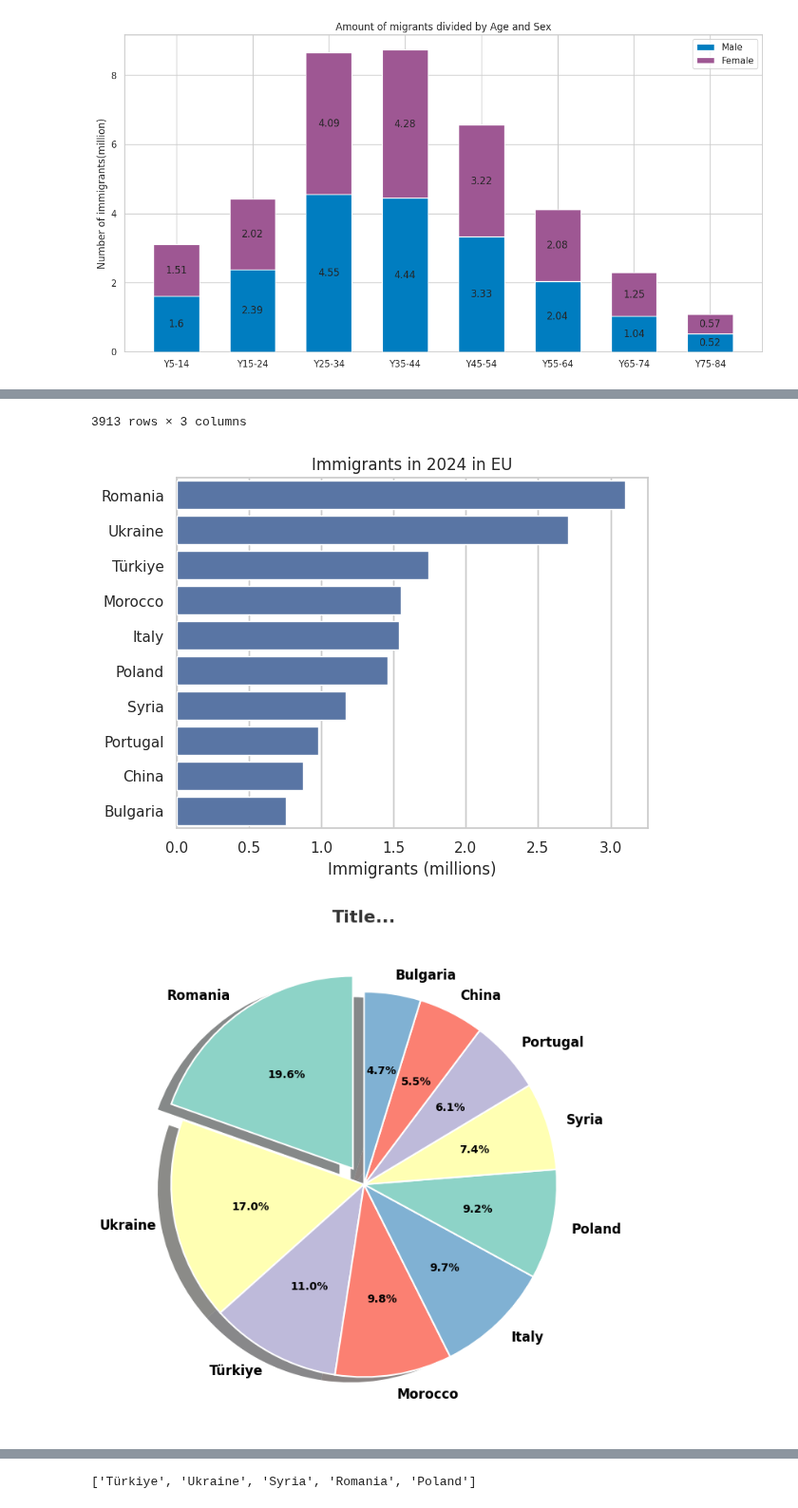
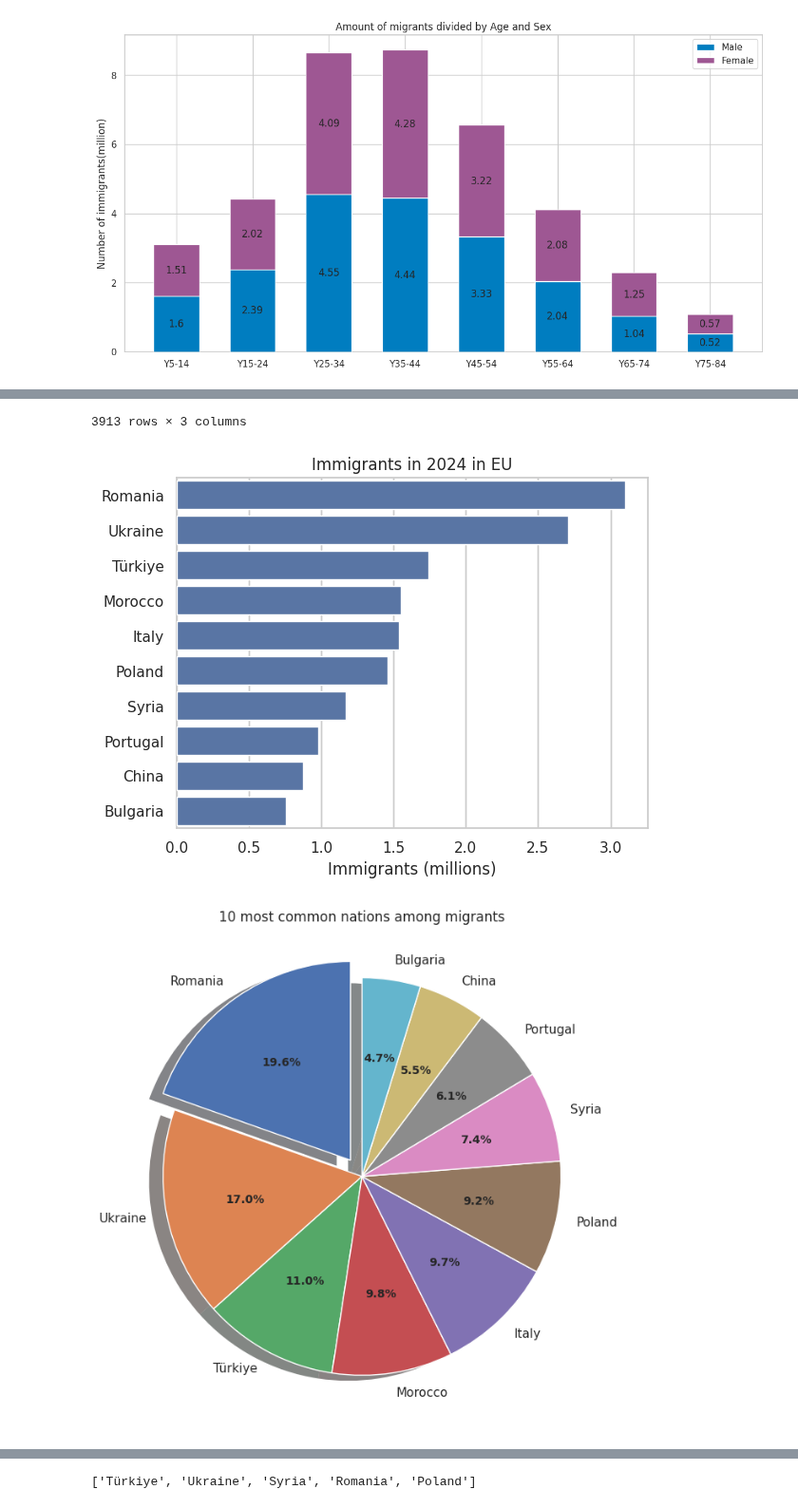
Before and after one commit to loveBeatles/datavis_project, a Jupyter notebook: group_project.ipynb, the cells around one changed output, grey strips where cells are left out. Shown at 95% size. Drawn from its saved outputs; the diff is of its cells as text; code cells hidden in the pictures.

```diff
--- a/group_project.ipynb
+++ b/group_project.ipynb
@@ -844,43 +844,35 @@ for i in range(5, 35, 5):
 fig, ax = plt.subplots(figsize=(8, 8))
 
 explodes = [0.1, 0, 0, 0, 0, 0, 0, 0, 0, 0]
-colors = ['#8dd3c7', '#ffffb3', '#bebada', '#fb8072', '#80b1d3']
 
 wedges, texts, autotexts = ax.pie(
     pre_bar_plot,
     labels=pre_bar_plot.index,
     autopct='%1.1f%%',
     startangle=90,
     explode=explodes,
-    colors=colors,
     shadow={'ox': -0.05, 'edgecolor': 'none', 'shade': 0.9},
-    wedgeprops={'edgecolor': 'white', 'linewidth': 1.5},
-    textprops={'fontsize': 12, 'color': 'black', 'weight': 'bold'},
 )
 
 for autotext in autotexts:
     autotext.set_fontsize(10)
     autotext.set_weight('bold')
 
-ax.set_title("Title...", fontsize=16, weight='bold', pad=20, color='#333333')
-
-
-
-
+ax.set_title('10 most common nations among migrants')
 pass
 # %% [output]
 |  | Country of citizenship | Geopolitical entity (reporting) | OBS_VALUE |
 | 18 | Türkiye | Germany | 1391800 |
 | 20 | Romania | Italy | 1073196 |
 | 21 | Ukraine | Germany | 974322 |
 | 22 | Morocco | Spain | 920693 |
 | 23 | Syria | Germany | 879823 |
 | ... | ... | ... | ... |
 | 3564 | Chad | Hungary | 0 |
 | 3533 | Chad | Estonia | 0 |
 | 3534 | Central African Republic | Lithuania | 0 |
 | 3535 | Central African Republic | Latvia | 0 |
 | 3552 | Solomon Islands | Romania | 0 |
 3913 rows × 3 columns
 [figure]
-[figure, old version]
+[figure, new version]
```
Also changed, not shown: parts of 19 cells of this notebook.
